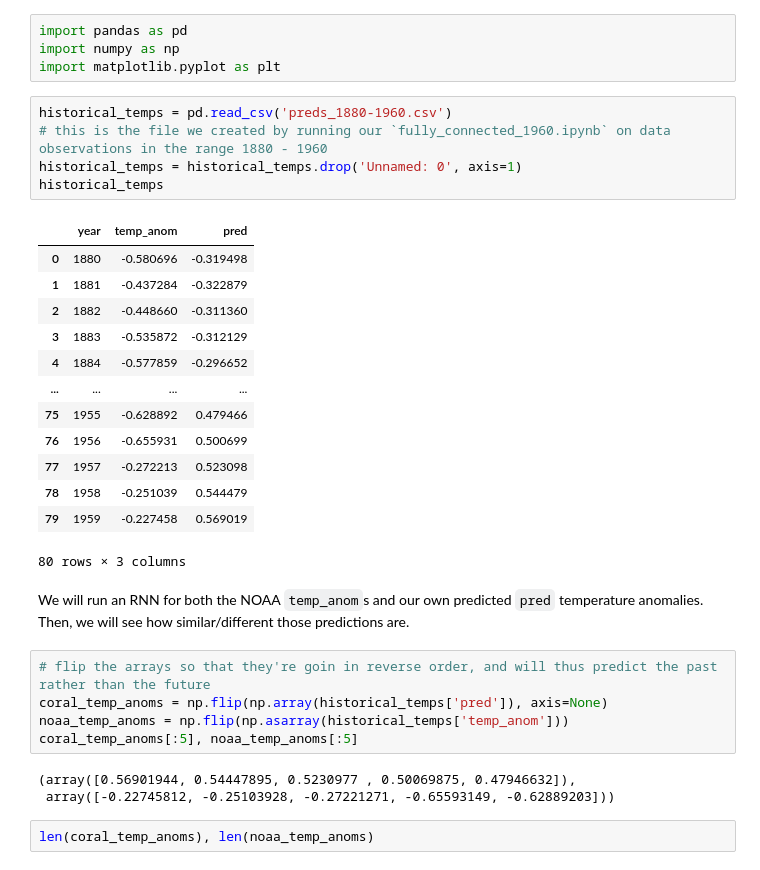
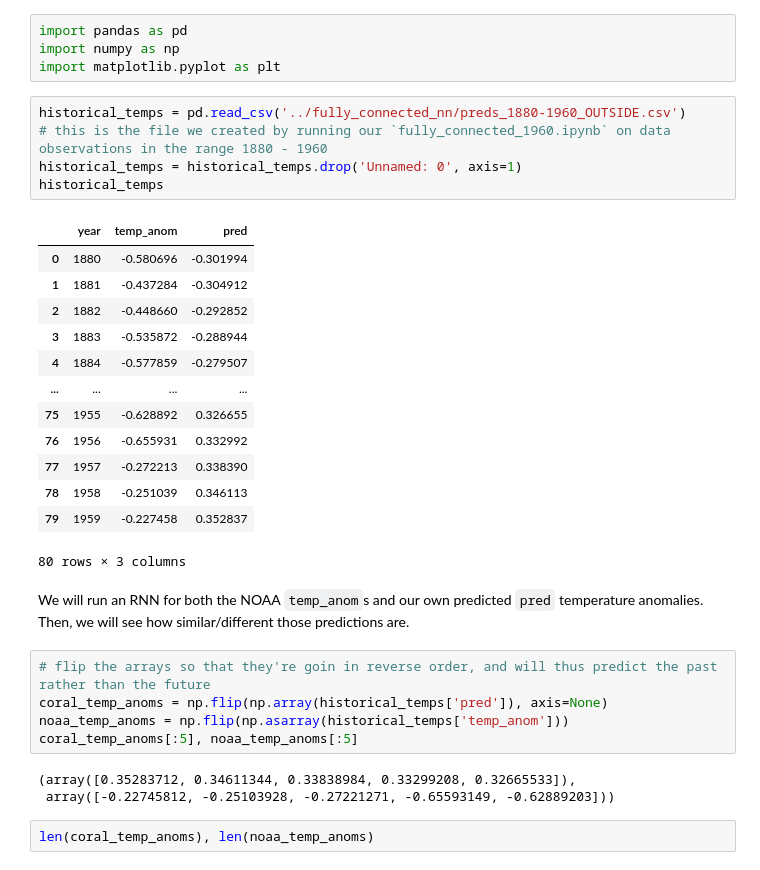
Before and after one commit to p-ai-org/p-climate, a Jupyter notebook: models/recurrent_nn/historical_prediction.ipynb, the cells around one changed output. Drawn from its saved outputs; the diff is of its cells as text.

```diff
--- a/models/recurrent_nn/historical_prediction.ipynb
+++ b/models/recurrent_nn/historical_prediction.ipynb
@@ -3,23 +3,23 @@ import pandas as pd
 import numpy as np
 import matplotlib.pyplot as plt
 # %%
-historical_temps = pd.read_csv('preds_1880-1960.csv')
+historical_temps = pd.read_csv('../fully_connected_nn/preds_1880-1960_OUTSIDE.csv')
 # this is the file we created by running our `fully_connected_1960.ipynb` on data observations in the range 1880 - 1960
 historical_temps = historical_temps.drop('Unnamed: 0', axis=1)
 historical_temps
 # %% [output]
 |  | year | temp_anom | pred |
-| 0 | 1880 | -0.580696 | -0.319498 |
-| 1 | 1881 | -0.437284 | -0.322879 |
-| 2 | 1882 | -0.448660 | -0.311360 |
-| 3 | 1883 | -0.535872 | -0.312129 |
-| 4 | 1884 | -0.577859 | -0.296652 |
+| 0 | 1880 | -0.580696 | -0.301994 |
+| 1 | 1881 | -0.437284 | -0.304912 |
+| 2 | 1882 | -0.448660 | -0.292852 |
+| 3 | 1883 | -0.535872 | -0.288944 |
+| 4 | 1884 | -0.577859 | -0.279507 |
 | ... | ... | ... | ... |
-| 75 | 1955 | -0.628892 | 0.479466 |
-| 76 | 1956 | -0.655931 | 0.500699 |
-| 77 | 1957 | -0.272213 | 0.523098 |
-| 78 | 1958 | -0.251039 | 0.544479 |
-| 79 | 1959 | -0.227458 | 0.569019 |
+| 75 | 1955 | -0.628892 | 0.326655 |
+| 76 | 1956 | -0.655931 | 0.332992 |
+| 77 | 1957 | -0.272213 | 0.338390 |
+| 78 | 1958 | -0.251039 | 0.346113 |
+| 79 | 1959 | -0.227458 | 0.352837 |
 80 rows × 3 columns
 # %% [markdown]
 We will run an RNN for both the NOAA `temp_anom`s and our own predicted `pred` temperature anomalies. Then, we will see how similar/different those predictions are.
@@ -29,7 +29,7 @@ coral_temp_anoms = np.flip(np.array(historical_temps['pred']), axis=None)
 noaa_temp_anoms = np.flip(np.asarray(historical_temps['temp_anom']))
 coral_temp_anoms[:5], noaa_temp_anoms[:5]
 # %% [output]
-(array([0.56901944, 0.54447895, 0.5230977 , 0.50069875, 0.47946632]),
+(array([0.35283712, 0.34611344, 0.33838984, 0.33299208, 0.32665533]),
  array([-0.22745812, -0.25103928, -0.27221271, -0.65593149, -0.62889203]))
 # %%
 len(coral_temp_anoms), len(noaa_temp_anoms)
```
Also changed, not shown: parts of 8 cells of this notebook.
